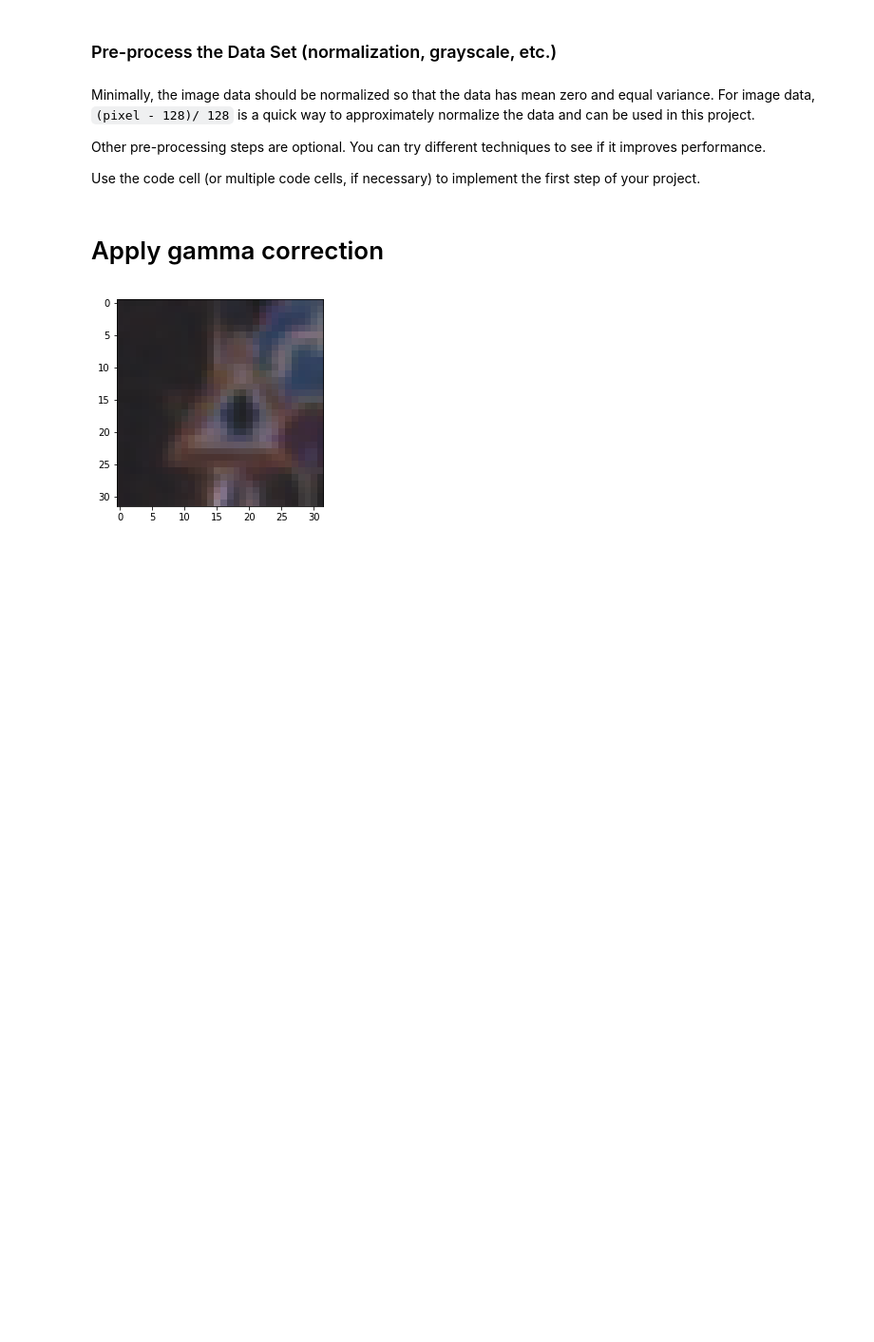
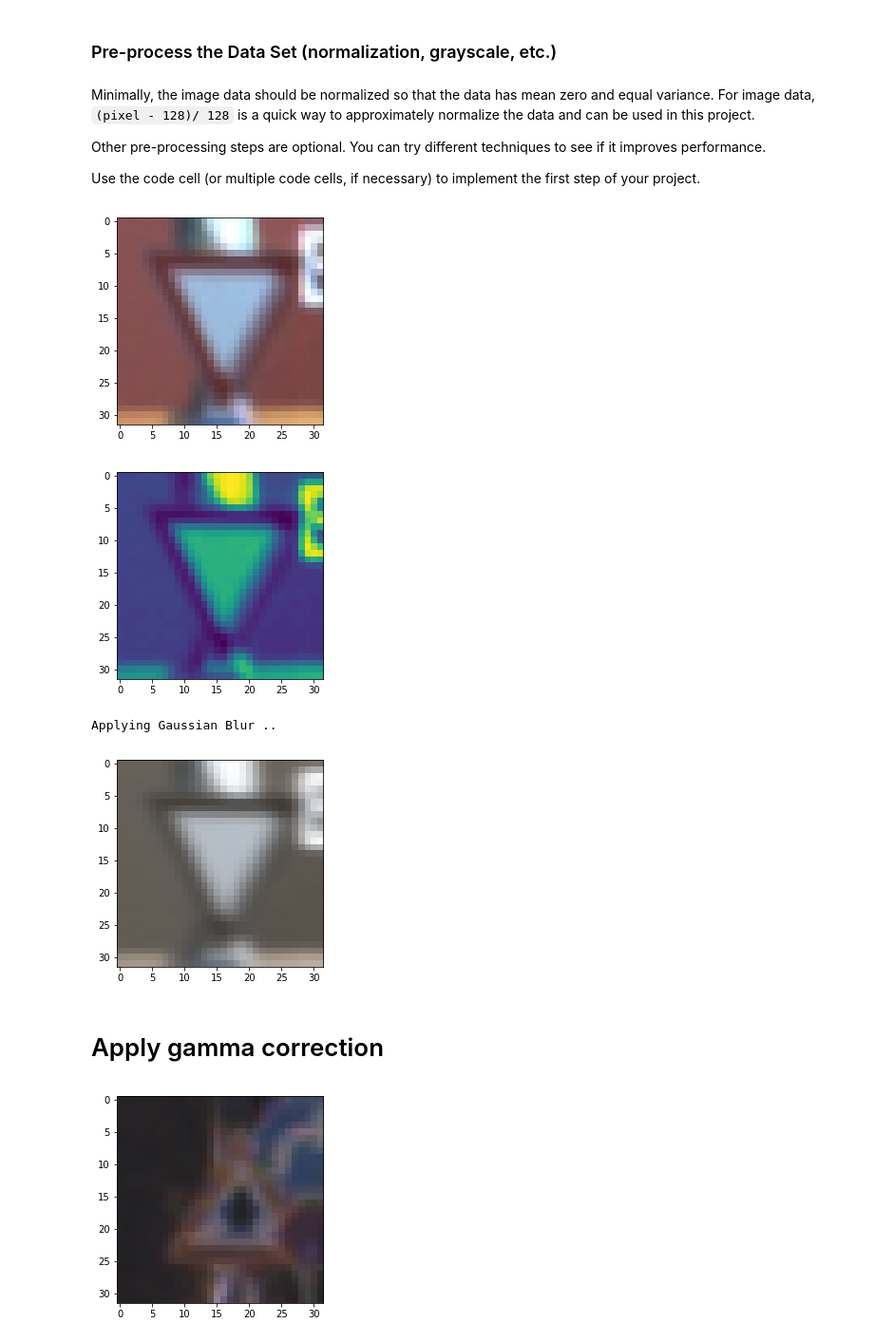
Before and after one commit to TPrabhat/Traffic-Sign-Classifier, a Jupyter notebook: Traffic_Sign_Classifier.ipynb, the cells around one changed output. Shown at 95% size. Drawn from its saved outputs; the diff is of its cells as text; code cells hidden in the pictures; blank space fills up the shorter version.

```diff
--- a/Traffic_Sign_Classifier.ipynb
+++ b/Traffic_Sign_Classifier.ipynb
@@ -107,30 +108,44 @@ Use the code cell (or multiple code cells, if necessary) to implement the first
 # %%
 ### Preprocess the data here. It is required to normalize the data. Other preprocessing steps could include
 ### converting to grayscale, etc.
 ### Feel free to use as many code cells as needed.
 
 # grayscale conversion
 from tqdm import tqdm
 import cv2
 
 # image normalization by converting to grayscale
 
 def convert_to_gray(data):
     print("Converting to grayscale ..")
     result = []
     for i in tqdm(range(len(data))):
         result.append(cv2.cvtColor(data[i], cv2.COLOR_RGB2GRAY))
     return np.reshape(result,(len(data), 32, 32, 1))
 
 # apply gaussian blur
 
 def gaussian_blur(data):
     print("Applying Gaussian Blur ..")
     result = []
     for i in tqdm(range(len(data))):
         result.append(cv2.GaussianBlur(data[i], (5,5), 0))
 
     return result
+
+rnd = np.random.randint(0, n_train)
+img = X_train[rnd]
+plt.imshow(img)
+plt.show()
+plt.imshow(cv2.cvtColor(img, cv2.COLOR_RGB2GRAY))
+plt.show()
+plt.imshow(gaussian_blur(img))
+plt.show()
+# %% [output]
+[figure, added]
+[figure, added]
+Applying Gaussian Blur ..
+[figure, added]
 # %% [markdown]
 # Apply gamma correction
 # %%
```
Also changed, not shown: parts of 2 cells of this notebook.
